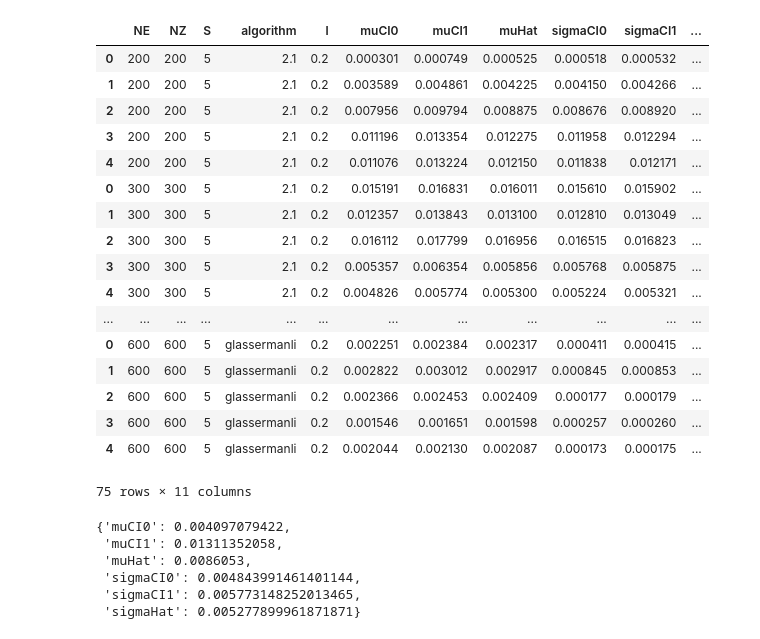
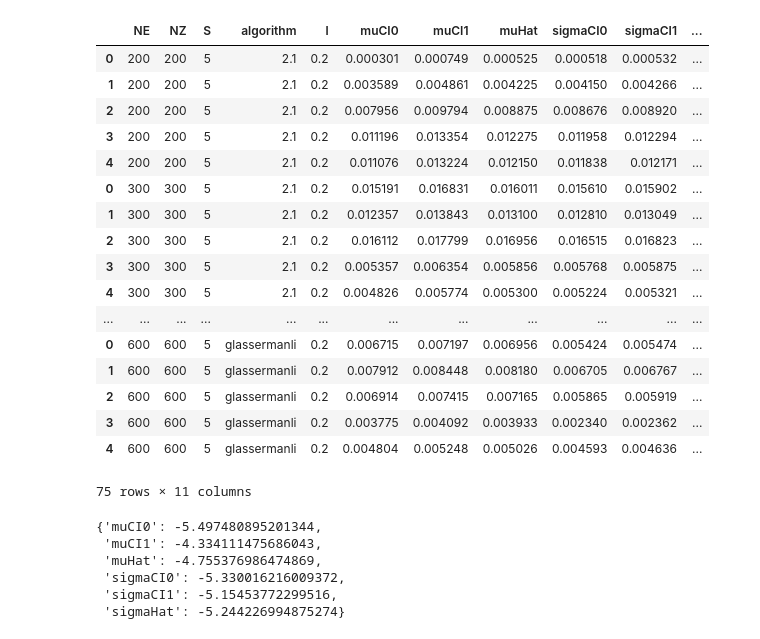
Before and after one commit to tt6746690/dcs_summer, a Jupyter notebook: notebooks/make_plot.ipynb, the cells around one changed output. Saved outputs shown, nothing was run; the diff lists cells and outputs as text; code cells hidden in the pictures.

```diff
--- a/notebooks/make_plot.ipynb
+++ b/notebooks/make_plot.ipynb
@@ -294,6 +294,42 @@ glassermanli_data_600600 = {
     "sigmaCI1": [ 0.020374475605093613633789217942649, 0.029203575802714078213373483094983, 0.013377856646888558814212366598895, 0.016110760196041476466355391039542, 0.013231633103747130267291431948706]
 }
 
+glassermanli_modifyweights_600600 = {
+    "algorithm": "glassermanli",
+    "S": 5,
+    "l": 0.2,
+    "NZ": 600,
+    "NE": 600,
+    # muHat is the MC estimate
+    "muHat": [ 0.0069556398278865531545345213260134, 0.0081799738757162062524619372538837, 0.0071645975153505321933455896044052, 0.0039333947203049612895142672641668, 0.0050258980862190692079360943012034],
+    # confidence intervals for MC estimates
+    "muCI0": [ 0.0067145159315010246453558906409853, 0.0079118691056154558105539820189733,  0.006913861672347912032399186443854, 0.0037749984294710554021123893875256, 0.0048039961586951685987290083801327],
+    "muCI1": [ 0.0071967637242720816637131520110415,  0.008448078645816956694369892488794, 0.0074153333583531523542919927649564, 0.0040917910111388667432352761466063, 0.0052478000137429698171431802222742],
+    # sigmaHat^2 is the variance of MC estimate
+    "sigmaHat": [ 0.073814545858022356794592155893042, 0.082074120997590871429139269821462, 0.07675702267175882331784464440716, 0.04848938843790896041641147462542, 0.067930181333033592960823909834289],
+    # confidence intervals for MC estimates
+    "sigmaCI0": [ 0.073644441545745231714192868821556,  0.08188498264083801658763661635021,  0.07658013747383139724345113563686, 0.048377645501918621617765126075028, 0.067773637434480837882233572599944],
+    "sigmaCI1": [ 0.073985443248046303676979107422085, 0.082264141174562169234185660116054, 0.076934732561972640763059416713077, 0.048601652353260207939378290120658, 0.068087455086583439922698346435936]
+}
+
+
+naive_data_modifyweights_600600 = {
+    "algorithm": "2.1",
+    "S": 5,
+    "l": 0.2,
+    "NZ": 600,
+    "NE": 600,
+    # muHat is the MC estimate
+    "muHat": [ 0.0092527777777777781703649750966179, 0.0062861111111111112395577471545494, 0.0084527777777777778067669345318791, 0.0072888888888888888888888888888889, 0.012563888888888888328843052022421],
+    # confidence intervals for MC estimates
+    "muCI0": [ 0.0089400140349791615279606560307002, 0.0060279322917166670500743741456517, 0.0081537198422890477811364462468191, 0.0070110193052220284859465948557045, 0.012200044693926617722645744379406],
+    "muCI1": [ 0.0095655415205763930780458181857284,  0.006544289930505555429041120163447, 0.0087518357132665078323974228169391, 0.0075667584725557495567427324090204, 0.012927733083851158935040359665436],
+    # sigmaHat^2 is the variance of MC estimate
+    "sigmaHat": [ 0.095745440338366780141932110836933, 0.079035519039932958240690652473859, 0.091549722048466508628195015262463, 0.085063394518694643298140078968572, 0.11138254821196397204019490345672],
+    # confidence intervals for MC estimates
+    "sigmaCI0": [ 0.095524796668570929880637265796395, 0.078853383087520378946777555029257, 0.091338747337084150168529106394999, 0.084867367434109025614574761675613, 0.11112586910430256870174758887515],
+    "sigmaCI1": [ 0.095967112715678329348811814725195, 0.079218504165237291214651804693858, 0.091761680387756353050043856001139, 0.085260335540831164169439659872296, 0.11164042403525026303512390768446]
+}
 
 
 
@@ -322,46 +358,50 @@ dfs = map(lambda x: pd.DataFrame(x), [
     naive_data_300300,
     naive_data_400002,
     naive_data_400400,
+    naive_data_modifyweights_600600,
+
     bernoulli_data_200200,
     bernoulli_data_300300,
     bernoulli_data_400002,
     bernoulli_data_400400,
     bernoulli_data_500500,
-    bernoulli_data_600600,
+
+#     bernoulli_data_600600,
     glassermanli_data_200200,
     glassermanli_data_300300,
     glassermanli_data_400400,
     glassermanli_data_500500,
-    glassermanli_data_600600
+    glassermanli_modifyweights_600600
+#     glassermanli_data_600600
 ])
 
 df = pd.concat(dfs)
 
 # hack for now: stddev -> var
 df.loc[:,["sigmaHat", "sigmaCI0", "sigmaCI1"]] = df.loc[:,["sigmaHat", "sigmaCI0", "sigmaCI1"]] **2
 # TODO: to log scale here
 df
 # %% [output]
 |  | NE | NZ | S | algorithm | l | muCI0 | muCI1 | muHat | sigmaCI0 | sigmaCI1 | ... |
 | 0 | 200 | 200 | 5 | 2.1 | 0.2 | 0.000301 | 0.000749 | 0.000525 | 0.000518 | 0.000532 | ... |
 | 1 | 200 | 200 | 5 | 2.1 | 0.2 | 0.003589 | 0.004861 | 0.004225 | 0.004150 | 0.004266 | ... |
 | 2 | 200 | 200 | 5 | 2.1 | 0.2 | 0.007956 | 0.009794 | 0.008875 | 0.008676 | 0.008920 | ... |
 | 3 | 200 | 200 | 5 | 2.1 | 0.2 | 0.011196 | 0.013354 | 0.012275 | 0.011958 | 0.012294 | ... |
 | 4 | 200 | 200 | 5 | 2.1 | 0.2 | 0.011076 | 0.013224 | 0.012150 | 0.011838 | 0.012171 | ... |
 | 0 | 300 | 300 | 5 | 2.1 | 0.2 | 0.015191 | 0.016831 | 0.016011 | 0.015610 | 0.015902 | ... |
 | 1 | 300 | 300 | 5 | 2.1 | 0.2 | 0.012357 | 0.013843 | 0.013100 | 0.012810 | 0.013049 | ... |
 | 2 | 300 | 300 | 5 | 2.1 | 0.2 | 0.016112 | 0.017799 | 0.016956 | 0.016515 | 0.016823 | ... |
 | 3 | 300 | 300 | 5 | 2.1 | 0.2 | 0.005357 | 0.006354 | 0.005856 | 0.005768 | 0.005875 | ... |
 | 4 | 300 | 300 | 5 | 2.1 | 0.2 | 0.004826 | 0.005774 | 0.005300 | 0.005224 | 0.005321 | ... |
 | ... | ... | ... | ... | ... | ... | ... | ... | ... | ... | ... | ... |
-| 0 | 600 | 600 | 5 | glassermanli | 0.2 | 0.002251 | 0.002384 | 0.002317 | 0.000411 | 0.000415 | ... |
-| 1 | 600 | 600 | 5 | glassermanli | 0.2 | 0.002822 | 0.003012 | 0.002917 | 0.000845 | 0.000853 | ... |
-| 2 | 600 | 600 | 5 | glassermanli | 0.2 | 0.002366 | 0.002453 | 0.002409 | 0.000177 | 0.000179 | ... |
-| 3 | 600 | 600 | 5 | glassermanli | 0.2 | 0.001546 | 0.001651 | 0.001598 | 0.000257 | 0.000260 | ... |
-| 4 | 600 | 600 | 5 | glassermanli | 0.2 | 0.002044 | 0.002130 | 0.002087 | 0.000173 | 0.000175 | ... |
+| 0 | 600 | 600 | 5 | glassermanli | 0.2 | 0.006715 | 0.007197 | 0.006956 | 0.005424 | 0.005474 | ... |
+| 1 | 600 | 600 | 5 | glassermanli | 0.2 | 0.007912 | 0.008448 | 0.008180 | 0.006705 | 0.006767 | ... |
+| 2 | 600 | 600 | 5 | glassermanli | 0.2 | 0.006914 | 0.007415 | 0.007165 | 0.005865 | 0.005919 | ... |
+| 3 | 600 | 600 | 5 | glassermanli | 0.2 | 0.003775 | 0.004092 | 0.003933 | 0.002340 | 0.002362 | ... |
+| 4 | 600 | 600 | 5 | glassermanli | 0.2 | 0.004804 | 0.005248 | 0.005026 | 0.004593 | 0.004636 | ... |
 75 rows × 11 columns
 # %%
-show_log_scale = False
+show_log_scale = True
 show_NRun_CI = False
 # the gold standard estimator
 # (NZ, NE) = (1000, 10000)
@@ -384,12 +424,12 @@ if show_log_scale:
 
 bernoulli_overnight
 # %% [output]
-{'muCI0': 0.004097079422,
- 'muCI1': 0.01311352058,
- 'muHat': 0.0086053,
- 'sigmaCI0': 0.004843991461401144,
- 'sigmaCI1': 0.005773148252013465,
- 'sigmaHat': 0.005277899961871871}
+{'muCI0': -5.497480895201344,
+ 'muCI1': -4.334111475686043,
+ 'muHat': -4.755376986474869,
+ 'sigmaCI0': -5.330016216009372,
+ 'sigmaCI1': -5.15453772299516,
+ 'sigmaHat': -5.244226994875274}
 # %%
 # plot the MC estimates
 colors = {
```
Also changed, not shown: 7 other files.
